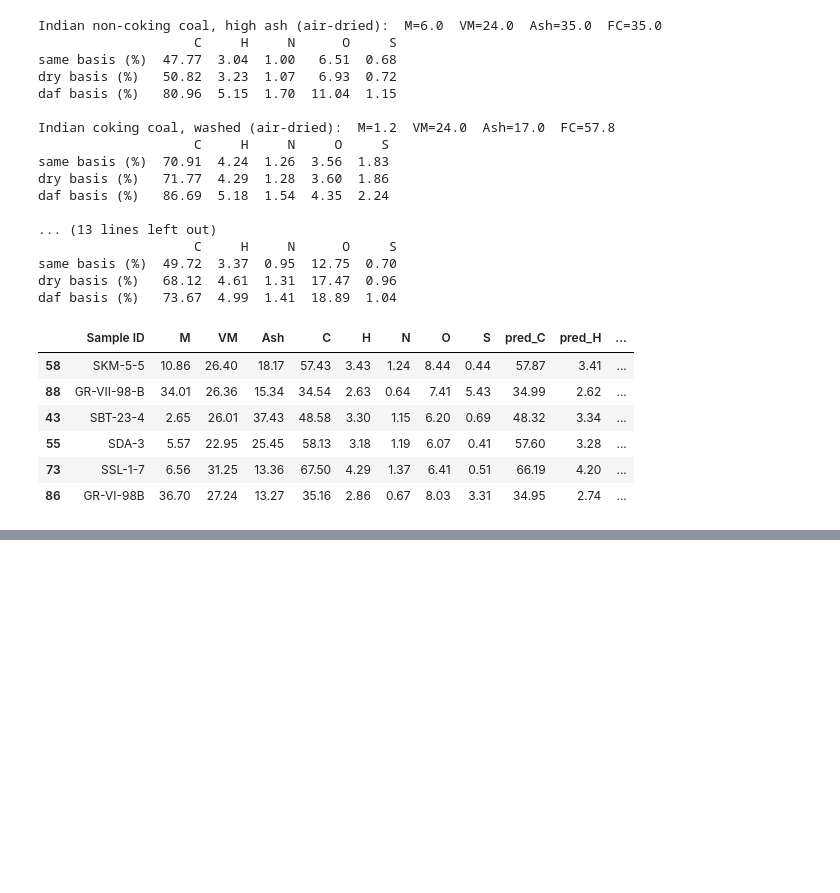
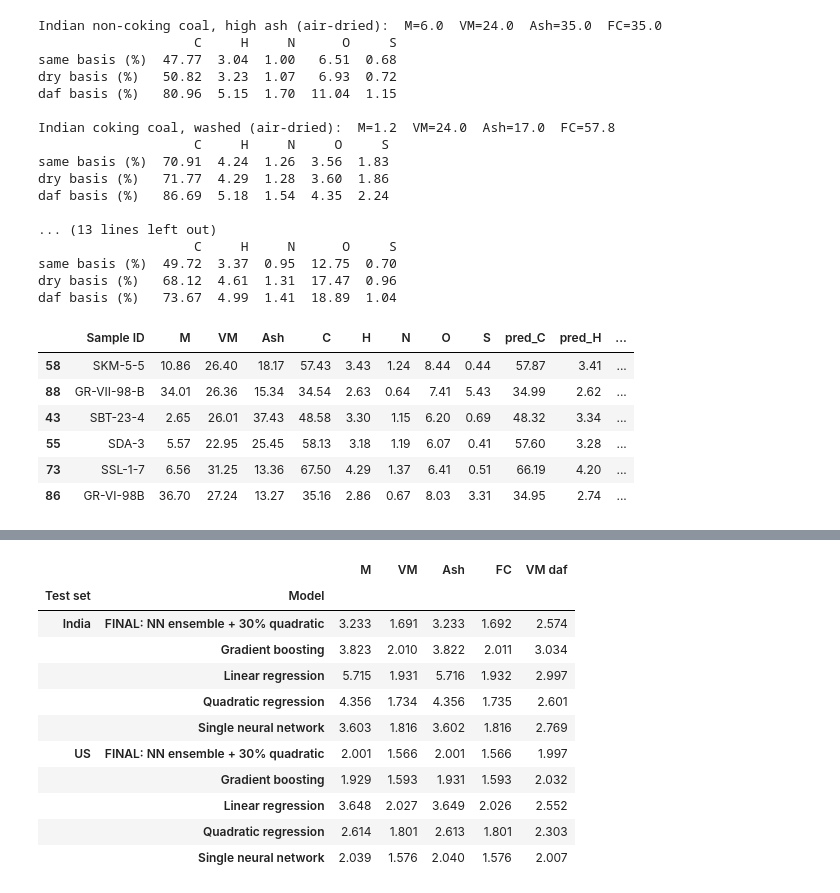
Before and after one commit to chemtrailsx/coal-ultimate-predictor, a Jupyter notebook: Coal_Proximate_to_Ultimate_Model.ipynb, the cells around one changed output, grey strips where cells are left out. Cells and saved outputs as stored; diff of their text form; code cells hidden in the pictures; blank space fills up the shorter version.

```diff
--- a/Coal_Proximate_to_Ultimate_Model.ipynb
+++ b/Coal_Proximate_to_Ultimate_Model.ipynb
@@ -483,0 +518,60 @@ cmp
+# %%
+def ult_daf(d):
+    org = d[ULT].sum(axis=1).values
+    return np.column_stack([100 * d[k].values / org for k in ULT]), org
+
+def rev_vm_x(d):  return ult_daf(d)[0]                                                 # C,H,N,O,S daf
+def rev_m_x(d):   X, org = ult_daf(d); return np.column_stack([X, (100 - org) / org])  # + (M+A)/Org
+def rev_vm_y(d):  X, org = ult_daf(d); return (100 * d.VM.values / org)[:, None]       # VM daf
+def rev_m_y(d):   X, org = ult_daf(d); return (d.M.values / org)[:, None]              # M / Org
+
+def to_proximate(d, vm_daf, m_org=None, M_known=None):
+    # -> M, VM, Ash, FC on the same basis as the ultimate analysis
+    org = d[ULT].sum(axis=1).values
+    rest = np.clip(100 - org, 0, None)                    # M + Ash, exact
+    M = np.clip(M_known if M_known is not None else np.ravel(m_org) * org, 0, rest)
+    VM = np.clip(np.ravel(vm_daf), 0, 100) * org / 100
+    return np.column_stack([M, VM, rest - M, org - VM])
+
+REV = {  # task: (feature fn, target fn, final hidden layers, final alpha, use world data in training)
+    "VM": (rev_vm_x, rev_vm_y, (64, 64), 1e-1, False),
+    "M":  (rev_m_x,  rev_m_y,  (32, 32), 1e-2, True),
+}
+def rev_models(task):
+    fx, fy, h, a, _ = REV[task]
+    return {"Linear regression": lambda: SkModel("Linear", fx, fy),
+            "Quadratic regression": lambda: SkModel("Quadratic", fx, fy),
+            "Gradient boosting": lambda: SkModel("GB", fx, fy),
+            "Single neural network": lambda: NNEnsemble(h, a, n=1, poly_w=0.0, fx=fx, fy=fy),
+            f"FINAL: NN ensemble + {POLY_W:.0%} quadratic": lambda: NNEnsemble(h, a, fx=fx, fy=fy)}
+
+def rev_training_set(task, us_part, ind_part):
+    return pd.concat([us_part] + ([world] if REV[task][4] else []) + [ind_part] * K_INDIA, ignore_index=True)
+
+def rev_fold(task, name, which, tr, te):
+    if which == "India":
+        d, test = rev_training_set(task, us, ind.iloc[tr]), ind.iloc[te]
+    else:
+        d, test = rev_training_set(task, us.iloc[tr], ind), us.iloc[te]
+    return te, rev_models(task)[name]().fit(d).predict_daf(test)[:, 0]
+
+t0 = time.time()
+rjobs = [(t, n, w, tr, te) for t in REV for n in rev_models(t) for w, folds in (("India", ind_folds), ("US", us_folds))
+         for tr, te in folds]
+routs = Parallel(n_jobs=-1)(delayed(rev_fold)(*j) for j in rjobs)
+RCV = {}
+for (t, n, w, tr, te), (te_, p) in zip(rjobs, routs):
+    RCV.setdefault((t, n, w), np.zeros(len(ind) if w == "India" else len(us)))[te] = p
+print(f"reverse cross-validation finished in {time.time() - t0:.0f} s ({len(rjobs)} model fits)")
+
+rows = []
+for n in rev_models("VM"):
+    for w, d in (("India", ind), ("US", us)):
+        P = to_proximate(d, RCV[("VM", n, w)], RCV[("M", n, w)])
+        e = np.abs(P - d[["M", "VM", "Ash", "FC"]].values).mean(axis=0)
+        rows.append({"Model": n, "Test set": w, "M": e[0], "VM": e[1], "Ash": e[2], "FC": e[3],
+                     "VM daf": np.abs(RCV[("VM", n, w)] - rev_vm_y(d)[:, 0]).mean()})
+rmae = pd.DataFrame(rows)
+print("Ultimate -> proximate, as-received basis, only C/H/N/S/O known: MAE (percentage points) on held-out data")
+rmae.set_index(["Test set", "Model"]).sort_index().round(3)
+# %% [output]
@@ -483,0 +580,12 @@ cmp
+|  |  | M | VM | Ash | FC | VM daf |
+| Test set | Model |  |  |  |  |  |
+| India | FINAL: NN ensemble + 30% quadratic | 3.233 | 1.691 | 3.233 | 1.692 | 2.574 |
+|  | Gradient boosting | 3.823 | 2.010 | 3.822 | 2.011 | 3.034 |
+|  | Linear regression | 5.715 | 1.931 | 5.716 | 1.932 | 2.997 |
+|  | Quadratic regression | 4.356 | 1.734 | 4.356 | 1.735 | 2.601 |
+|  | Single neural network | 3.603 | 1.816 | 3.602 | 1.816 | 2.769 |
+| US | FINAL: NN ensemble + 30% quadratic | 2.001 | 1.566 | 2.001 | 1.566 | 1.997 |
+|  | Gradient boosting | 1.929 | 1.593 | 1.931 | 1.593 | 2.032 |
+|  | Linear regression | 3.648 | 2.027 | 3.649 | 2.026 | 2.552 |
+|  | Quadratic regression | 2.614 | 1.801 | 2.613 | 1.801 | 2.303 |
+|  | Single neural network | 2.039 | 1.576 | 2.040 | 1.576 | 2.007 |
```
Also changed, not shown: parts of 17 cells of this notebook, 8 other files.
